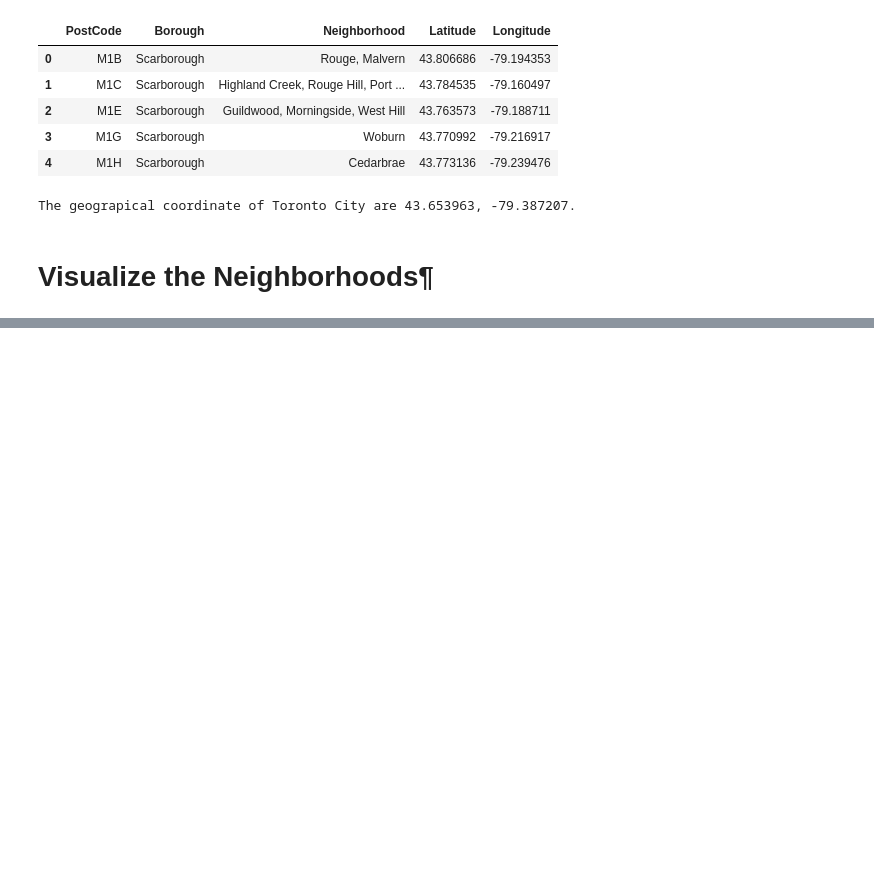
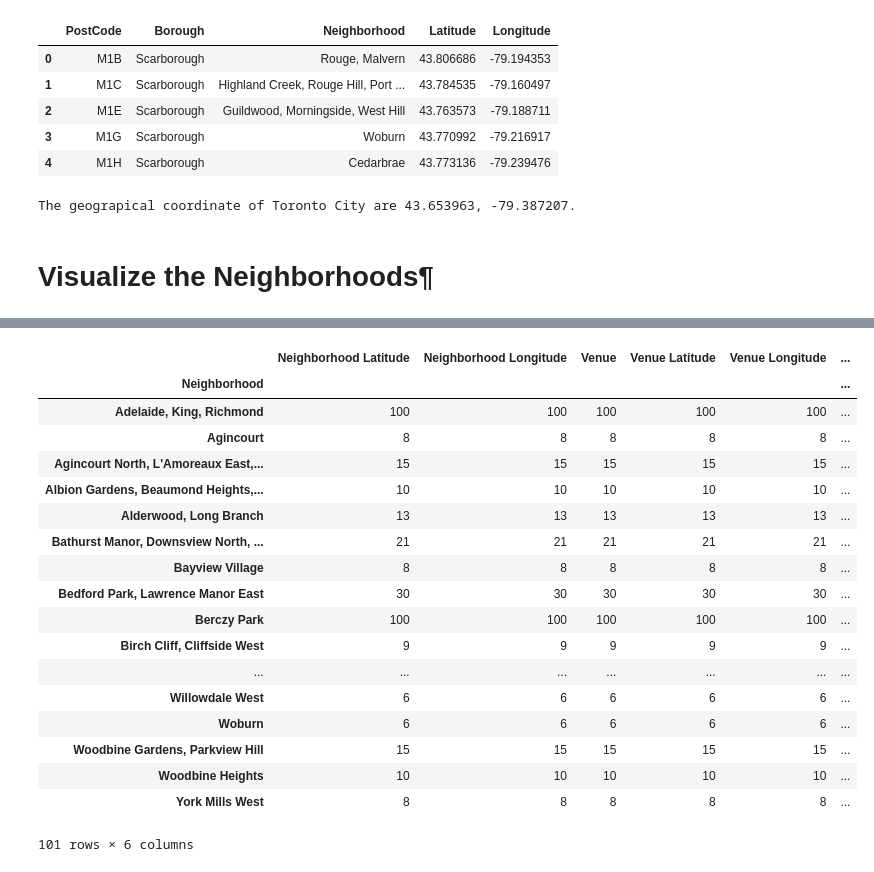
Before and after one commit to Narita1508/Coursera_Capstone, a Jupyter notebook: Capstone Project.ipynb, the cells around one changed output, grey strips where cells are left out. Saved outputs shown, nothing was run; the diff lists cells and outputs as text; code cells hidden in the pictures; blank space fills up the shorter version.

```diff
--- a/Capstone Project.ipynb
+++ b/Capstone Project.ipynb
@@ -133,0 +212,3 @@ ModuleNotFoundError: No module named 'folium'
+# %%
+toronto_merged = toronto_aggregated.join(geodata.set_index('Postal Code'), on='PostCode')
+toronto_merged.head()
@@ -151,0 +290,3 @@ NameError: name 'folium' is not defined
+# %%
+results = requests.get(uri).json()
+results
@@ -151,0 +343,36 @@ NameError: name 'folium' is not defined
+# %%
+def get_nearby_venues(names, latitude, longitude, radius=500, LIMIT=100):
+
+    venues_list = []
+    for name,  lat, long in zip(names, latitude, longitude):
+        print('Processing Neighborhood: ', name)
+        url = "https://api.foursquare.com/v2/venues/explore?&client_id={}&client_secret={}&v={}&ll={},{}&radius={}&limit={}".format(
+        CLIENT_ID,
+        CLIENT_SECRET,
+        VERSION,
+        lat, long,
+        radius,
+        LIMIT)
+
+        results = requests.get(url).json()['response']['groups'][0]['items']
+
+        venues_list.append([(
+        name,
+        lat,
+        long,
+        v['venue']['name'],
+        v['venue']['location']['lat'],
+        v['venue']['location']['lng'],
+        v['venue']['categories'][0]['name']) for v in results])
+
+        nearby_venues = pd.DataFrame([item for venue_list in venues_list for item in venue_list])
+        nearby_venues.columns=['Neighborhood', 'Neighborhood Latitude', 'Neighborhood Longitude', 'Venue', 'Venue Latitude', 'Venue Longitude', 'Venue Category']
+
+        print('Done: ', name)
+
+    return nearby_venues
+# %%
+toronto_venues = get_nearby_venues(names = toronto_merged['Neighborhood'],
+                                   latitude = toronto_merged['Latitude'],
+                                   longitude = toronto_merged['Longitude'],
+                                  radius=700)
@@ -151,0 +406,22 @@ NameError: name 'folium' is not defined
+# %%
+toronto_venues.groupby('Neighborhood').count()
+# %% [output]
+|  | Neighborhood Latitude | Neighborhood Longitude | Venue | Venue Latitude | Venue Longitude | ... |
+| Neighborhood |  |  |  |  |  | ... |
+| Adelaide, King, Richmond | 100 | 100 | 100 | 100 | 100 | ... |
+| Agincourt | 8 | 8 | 8 | 8 | 8 | ... |
+| Agincourt North, L'Amoreaux East,... | 15 | 15 | 15 | 15 | 15 | ... |
+| Albion Gardens, Beaumond Heights,... | 10 | 10 | 10 | 10 | 10 | ... |
+| Alderwood, Long Branch | 13 | 13 | 13 | 13 | 13 | ... |
+| Bathurst Manor, Downsview North, ... | 21 | 21 | 21 | 21 | 21 | ... |
+| Bayview Village | 8 | 8 | 8 | 8 | 8 | ... |
+| Bedford Park, Lawrence Manor East | 30 | 30 | 30 | 30 | 30 | ... |
+| Berczy Park | 100 | 100 | 100 | 100 | 100 | ... |
+| Birch Cliff, Cliffside West | 9 | 9 | 9 | 9 | 9 | ... |
+| ... | ... | ... | ... | ... | ... | ... |
+| Willowdale West | 6 | 6 | 6 | 6 | 6 | ... |
+| Woburn | 6 | 6 | 6 | 6 | 6 | ... |
+| Woodbine Gardens, Parkview Hill | 15 | 15 | 15 | 15 | 15 | ... |
+| Woodbine Heights | 10 | 10 | 10 | 10 | 10 | ... |
+| York Mills West | 8 | 8 | 8 | 8 | 8 | ... |
+101 rows × 6 columns
```
Also changed, not shown: parts of 26 cells of this notebook.
